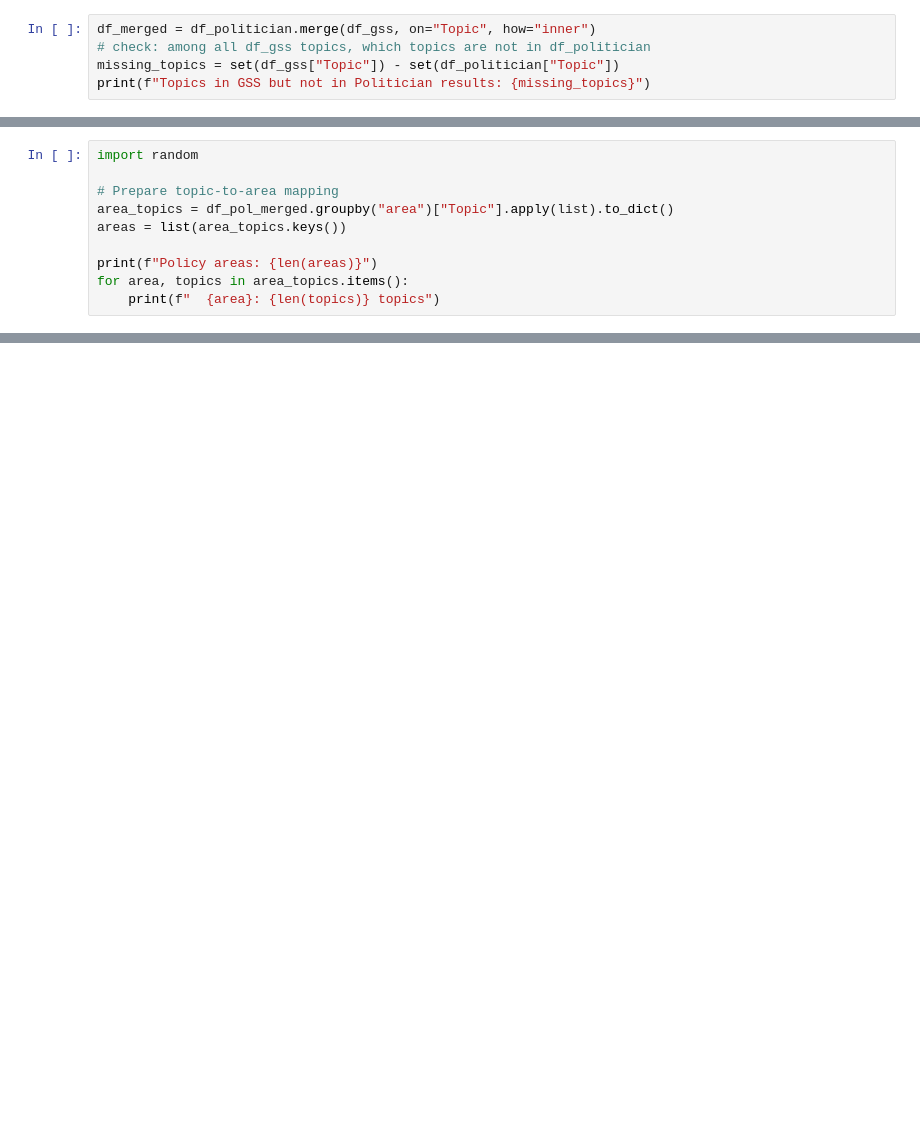
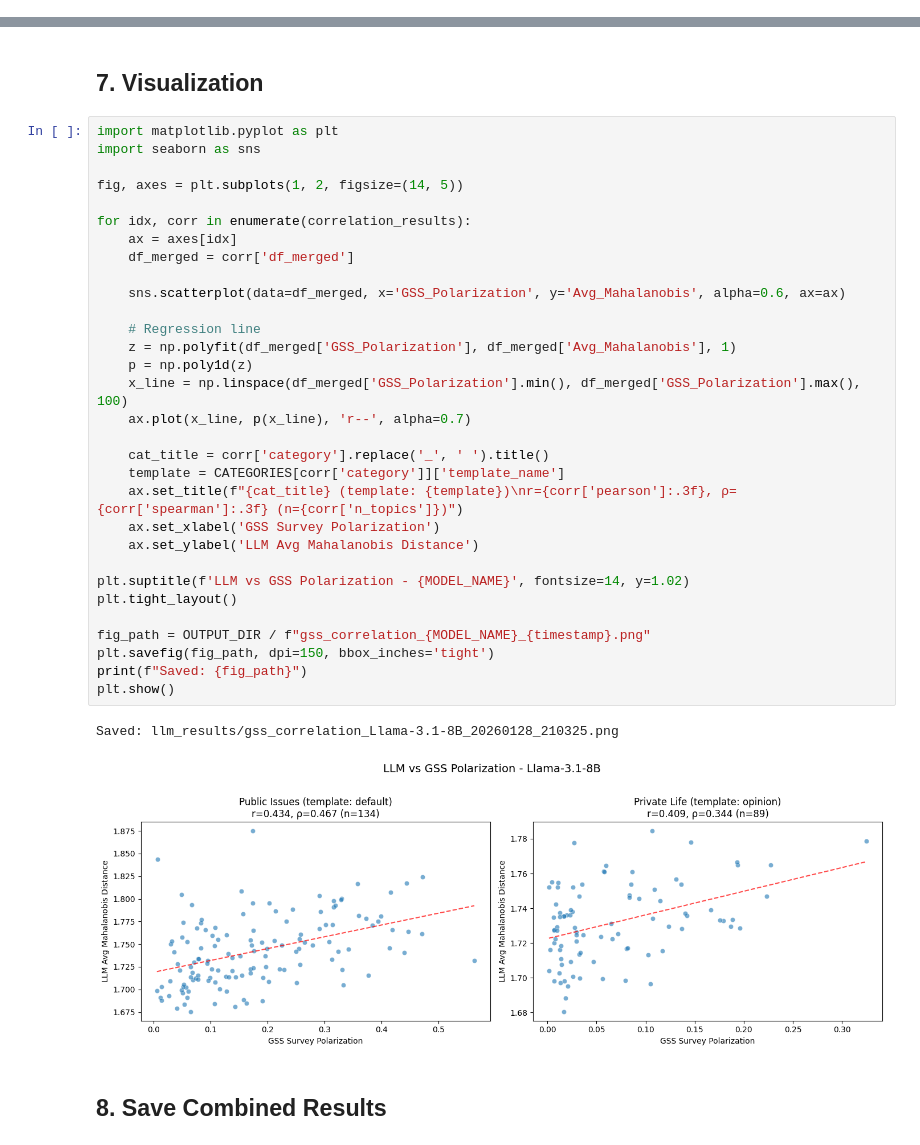
Before and after one commit to maxzhuyt/anes-polarization, a Jupyter notebook: analysis_gss.ipynb, the cells around one changed output, grey strips where cells are left out. Cells and saved outputs as stored; diff of their text form; blank space fills up the shorter version.

```diff
--- a/analysis_gss.ipynb
+++ b/analysis_gss.ipynb
@@ -211,5 +0,0 @@ Politician Prompts vs GSS Polarization:
-# %%
-df_merged = df_politician.merge(df_gss, on="Topic", how="inner")
-# check: among all df_gss topics, which topics are not in df_politician
-missing_topics = set(df_gss["Topic"]) - set(df_politician["Topic"])
-print(f"Topics in GSS but not in Politician results: {missing_topics}")
@@ -412,10 +0,0 @@ Sample one topic per policy area to find combinations with highest correlation.
-# %%
-import random
-
-# Prepare topic-to-area mapping
-area_topics = df_pol_merged.groupby("area")["Topic"].apply(list).to_dict()
-areas = list(area_topics.keys())
-
-print(f"Policy areas: {len(areas)}")
-for area, topics in area_topics.items():
-    print(f"  {area}: {len(topics)} topics")
@@ -654,0 +793,38 @@ plt.show()
+# %% [markdown]
+## 7. Visualization
+# %%
+import matplotlib.pyplot as plt
+import seaborn as sns
+
+fig, axes = plt.subplots(1, 2, figsize=(14, 5))
+
+for idx, corr in enumerate(correlation_results):
+    ax = axes[idx]
+    df_merged = corr['df_merged']
+
+    sns.scatterplot(data=df_merged, x='GSS_Polarization', y='Avg_Mahalanobis', alpha=0.6, ax=ax)
+
+    # Regression line
+    z = np.polyfit(df_merged['GSS_Polarization'], df_merged['Avg_Mahalanobis'], 1)
+    p = np.poly1d(z)
+    x_line = np.linspace(df_merged['GSS_Polarization'].min(), df_merged['GSS_Polarization'].max(), 100)
+    ax.plot(x_line, p(x_line), 'r--', alpha=0.7)
+
+    cat_title = corr['category'].replace('_', ' ').title()
+    template = CATEGORIES[corr['category']]['template_name']
+    ax.set_title(f"{cat_title} (template: {template})\nr={corr['pearson']:.3f}, ρ={corr['spearman']:.3f} (n={corr['n_topics']})")
+    ax.set_xlabel('GSS Survey Polarization')
+    ax.set_ylabel('LLM Avg Mahalanobis Distance')
+
+plt.suptitle(f'LLM vs GSS Polarization - {MODEL_NAME}', fontsize=14, y=1.02)
+plt.tight_layout()
+
+fig_path = OUTPUT_DIR / f"gss_correlation_{MODEL_NAME}_{timestamp}.png"
+plt.savefig(fig_path, dpi=150, bbox_inches='tight')
+print(f"Saved: {fig_path}")
+plt.show()
+# %% [output]
+Saved: llm_results/gss_correlation_Llama-3.1-8B_20260128_210325.png
+[figure, added]
+# %% [markdown]
+## 8. Save Combined Results
```
Also changed, not shown: parts of 66 cells of this notebook, 6 other files.
